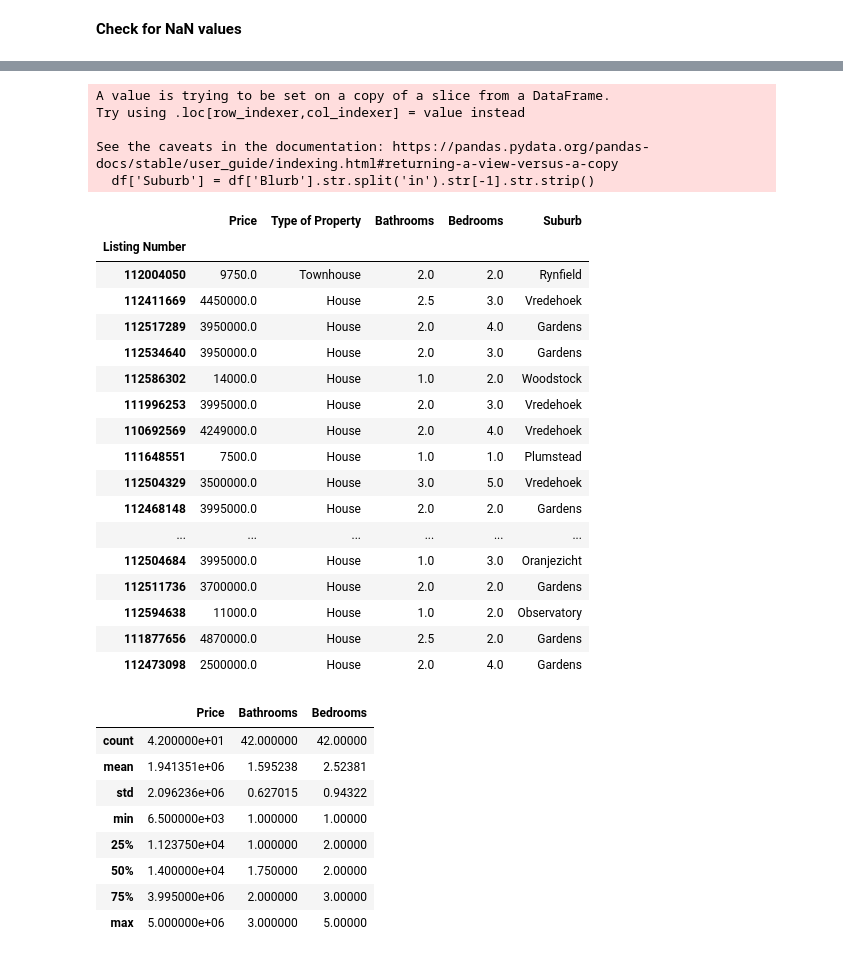
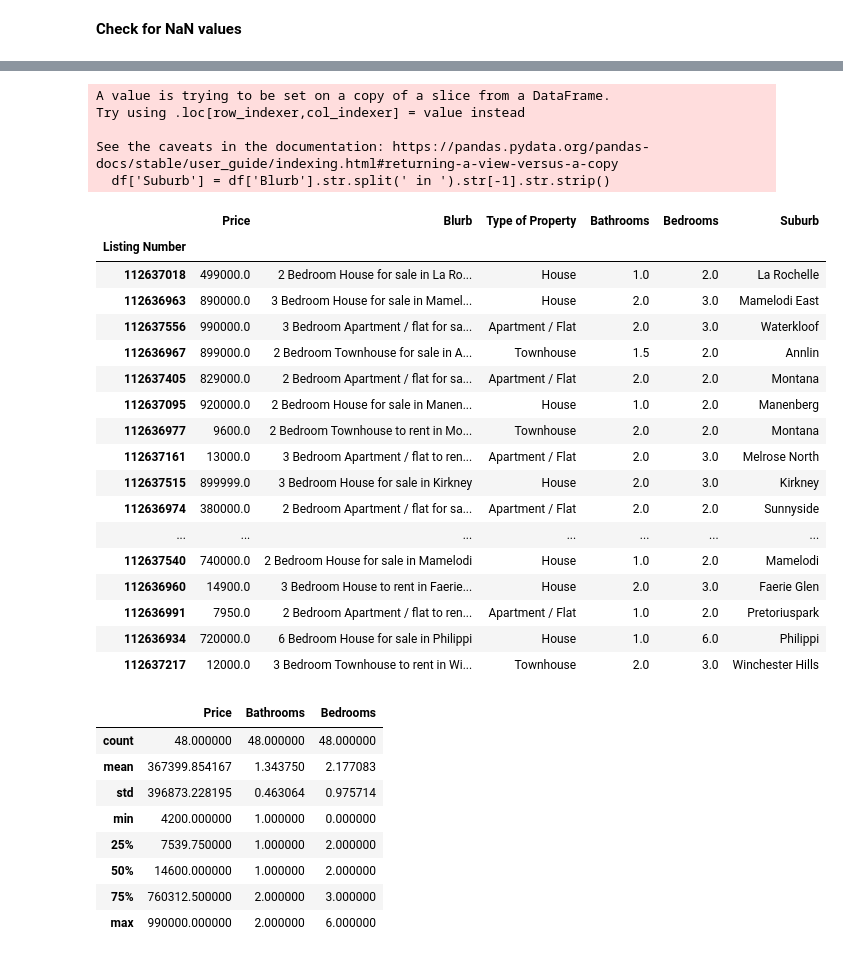
Before and after one commit to CoenMeintjes/PropScout, a Jupyter notebook: notebook.ipynb, the cells around one changed output, grey strips where cells are left out. Drawn from its saved outputs; the diff is of its cells as text; code cells hidden in the pictures.

```diff
--- a/notebook.ipynb
+++ b/notebook.ipynb
@@ -14,6 +14,8 @@ import matplotlib.pyplot as plt
 # # df.set_index('id', inplace=True)
 # df.head()
 # %%
+# display all columns in the dataframe
+pd.set_option('display.max_columns', None)
 
 df_pre = pd.read_json('all_properties.json', orient='index', convert_axes=False)
 df_pre = df_pre.set_index('Listing Number')
@@ -102,8 +103,11 @@ for index, row in df.iterrows():
     # Access the values in each row using column names
     bedroom_value = row['Bedrooms']
     blurb_value = row['Blurb']
-    # bedroom number is 1st character in string so simple index slice and cast to float
-    bedrooms = float(blurb_value[0])
+    try:
+        # bedroom number is 1st character in string so simple index slice and cast to float
+        bedrooms = float(blurb_value[0])
+    except:
+        continue
 
     # Check if a value is NaN using pd.isna()
     if pd.isna(bedroom_value):
@@ -173,47 +177,47 @@ None
 # %%
 # Extract the Suburb from the blurb
-df['Suburb'] = df['Blurb'].str.split('in').str[-1].str.strip()
+df['Suburb'] = df['Blurb'].str.split(' in ').str[-1].str.strip()
 
-# drop blurb as no longer needed
-df = df.drop('Blurb', axis=1)
+# # drop blurb as no longer needed
+# df = df.drop('Blurb', axis=1)
 
 df
 # %% [output]
 A value is trying to be set on a copy of a slice from a DataFrame.
 Try using .loc[row_indexer,col_indexer] = value instead
 
 See the caveats in the documentation: https://pandas.pydata.org/pandas-docs/stable/user_guide/indexing.html#returning-a-view-versus-a-copy
-  df['Suburb'] = df['Blurb'].str.split('in').str[-1].str.strip()
+  df['Suburb'] = df['Blurb'].str.split(' in ').str[-1].str.strip()
-|  | Price | Type of Property | Bathrooms | Bedrooms | Suburb |
-| Listing Number |  |  |  |  |  |
-| 112004050 | 9750.0 | Townhouse | 2.0 | 2.0 | Rynfield |
-| 112411669 | 4450000.0 | House | 2.5 | 3.0 | Vredehoek |
-| 112517289 | 3950000.0 | House | 2.0 | 4.0 | Gardens |
-| 112534640 | 3950000.0 | House | 2.0 | 3.0 | Gardens |
-| 112586302 | 14000.0 | House | 1.0 | 2.0 | Woodstock |
-| 111996253 | 3995000.0 | House | 2.0 | 3.0 | Vredehoek |
-| 110692569 | 4249000.0 | House | 2.0 | 4.0 | Vredehoek |
-| 111648551 | 7500.0 | House | 1.0 | 1.0 | Plumstead |
-| 112504329 | 3500000.0 | House | 3.0 | 5.0 | Vredehoek |
-| 112468148 | 3995000.0 | House | 2.0 | 2.0 | Gardens |
-| ... | ... | ... | ... | ... | ... |
-| 112504684 | 3995000.0 | House | 1.0 | 3.0 | Oranjezicht |
-| 112511736 | 3700000.0 | House | 2.0 | 2.0 | Gardens |
-| 112594638 | 11000.0 | House | 1.0 | 2.0 | Observatory |
-| 111877656 | 4870000.0 | House | 2.5 | 2.0 | Gardens |
-| 112473098 | 2500000.0 | House | 2.0 | 4.0 | Gardens |
+|  | Price | Blurb | Type of Property | Bathrooms | Bedrooms | Suburb |
+| Listing Number |  |  |  |  |  |  |
+| 112637018 | 499000.0 | 2 Bedroom House for sale in La Ro... | House | 1.0 | 2.0 | La Rochelle |
+| 112636963 | 890000.0 | 3 Bedroom House for sale in Mamel... | House | 2.0 | 3.0 | Mamelodi East |
+| 112637556 | 990000.0 | 3 Bedroom Apartment / flat for sa... | Apartment / Flat | 2.0 | 3.0 | Waterkloof |
+| 112636967 | 899000.0 | 2 Bedroom Townhouse for sale in A... | Townhouse | 1.5 | 2.0 | Annlin |
+| 112637405 | 829000.0 | 2 Bedroom Apartment / flat for sa... | Apartment / Flat | 2.0 | 2.0 | Montana |
+| 112637095 | 920000.0 | 2 Bedroom House for sale in Manen... | House | 1.0 | 2.0 | Manenberg |
+| 112636977 | 9600.0 | 2 Bedroom Townhouse to rent in Mo... | Townhouse | 2.0 | 2.0 | Montana |
+| 112637161 | 13000.0 | 3 Bedroom Apartment / flat to ren... | Apartment / Flat | 2.0 | 3.0 | Melrose North |
+| 112637515 | 899999.0 | 3 Bedroom House for sale in Kirkney | House | 2.0 | 3.0 | Kirkney |
+| 112636974 | 380000.0 | 2 Bedroom Apartment / flat for sa... | Apartment / Flat | 2.0 | 2.0 | Sunnyside |
+| ... | ... | ... | ... | ... | ... | ... |
+| 112637540 | 740000.0 | 2 Bedroom House for sale in Mamelodi | House | 1.0 | 2.0 | Mamelodi |
+| 112636960 | 14900.0 | 3 Bedroom House to rent in Faerie... | House | 2.0 | 3.0 | Faerie Glen |
+| 112636991 | 7950.0 | 2 Bedroom Apartment / flat to ren... | Apartment / Flat | 1.0 | 2.0 | Pretoriuspark |
+| 112636934 | 720000.0 | 6 Bedroom House for sale in Philippi | House | 1.0 | 6.0 | Philippi |
+| 112637217 | 12000.0 | 3 Bedroom Townhouse to rent in Wi... | Townhouse | 2.0 | 3.0 | Winchester Hills |
 # %%
 df.describe()
 # %% [output]
 |  | Price | Bathrooms | Bedrooms |
-| count | 4.200000e+01 | 42.000000 | 42.00000 |
-| mean | 1.941351e+06 | 1.595238 | 2.52381 |
-| std | 2.096236e+06 | 0.627015 | 0.94322 |
-| min | 6.500000e+03 | 1.000000 | 1.00000 |
-| 25% | 1.123750e+04 | 1.000000 | 2.00000 |
-| 50% | 1.400000e+04 | 1.750000 | 2.00000 |
-| 75% | 3.995000e+06 | 2.000000 | 3.00000 |
-| max | 5.000000e+06 | 3.000000 | 5.00000 |
+| count | 48.000000 | 48.000000 | 48.000000 |
+| mean | 367399.854167 | 1.343750 | 2.177083 |
+| std | 396873.228195 | 0.463064 | 0.975714 |
+| min | 4200.000000 | 1.000000 | 0.000000 |
+| 25% | 7539.750000 | 1.000000 | 2.000000 |
+| 50% | 14600.000000 | 1.000000 | 2.000000 |
+| 75% | 760312.500000 | 2.000000 | 3.000000 |
+| max | 990000.000000 | 2.000000 | 6.000000 |
 # %%
 df['Suburb'].value_counts()
 # %% [output]
```
Also changed, not shown: parts of 9 cells of this notebook.
